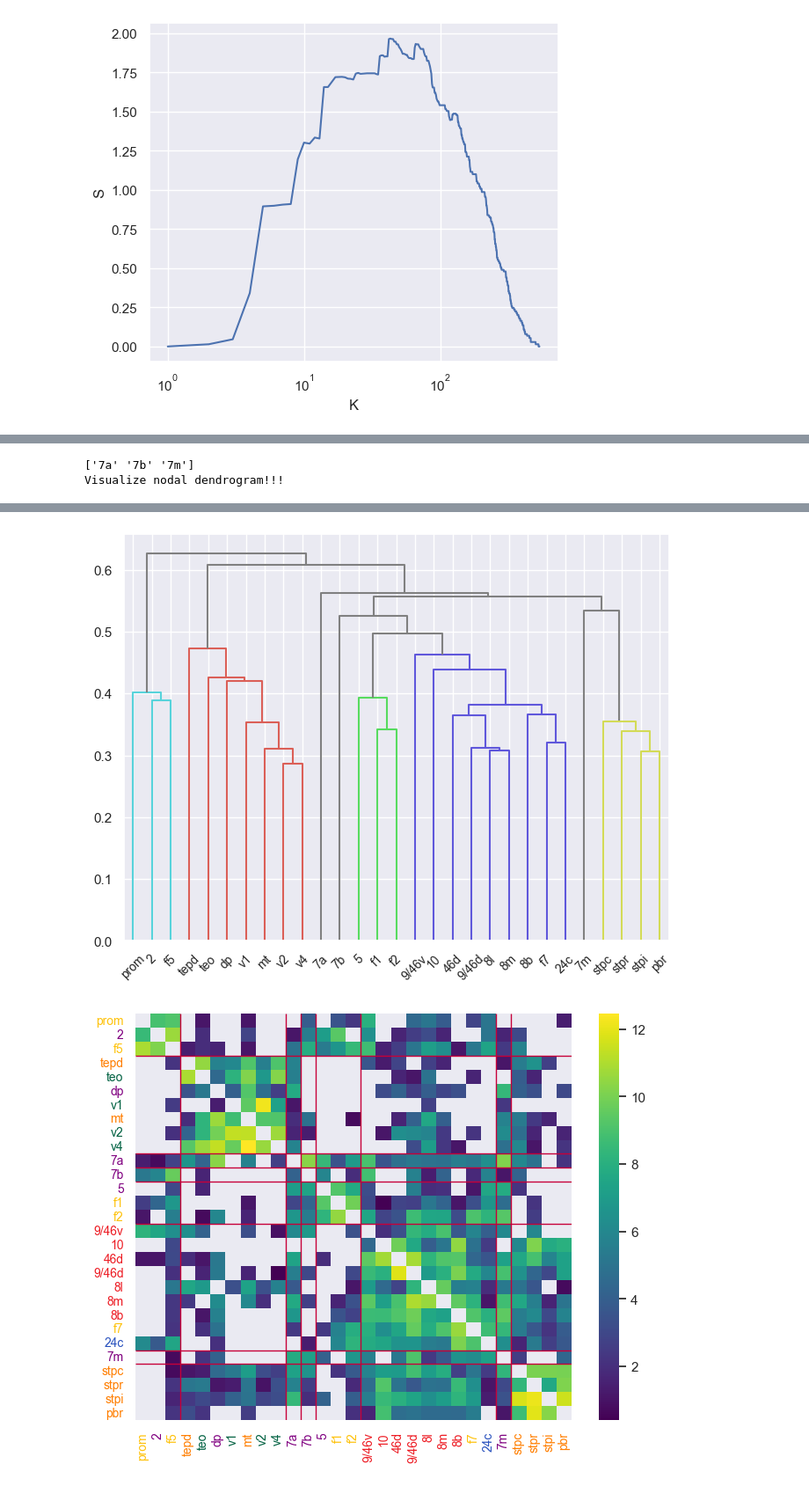
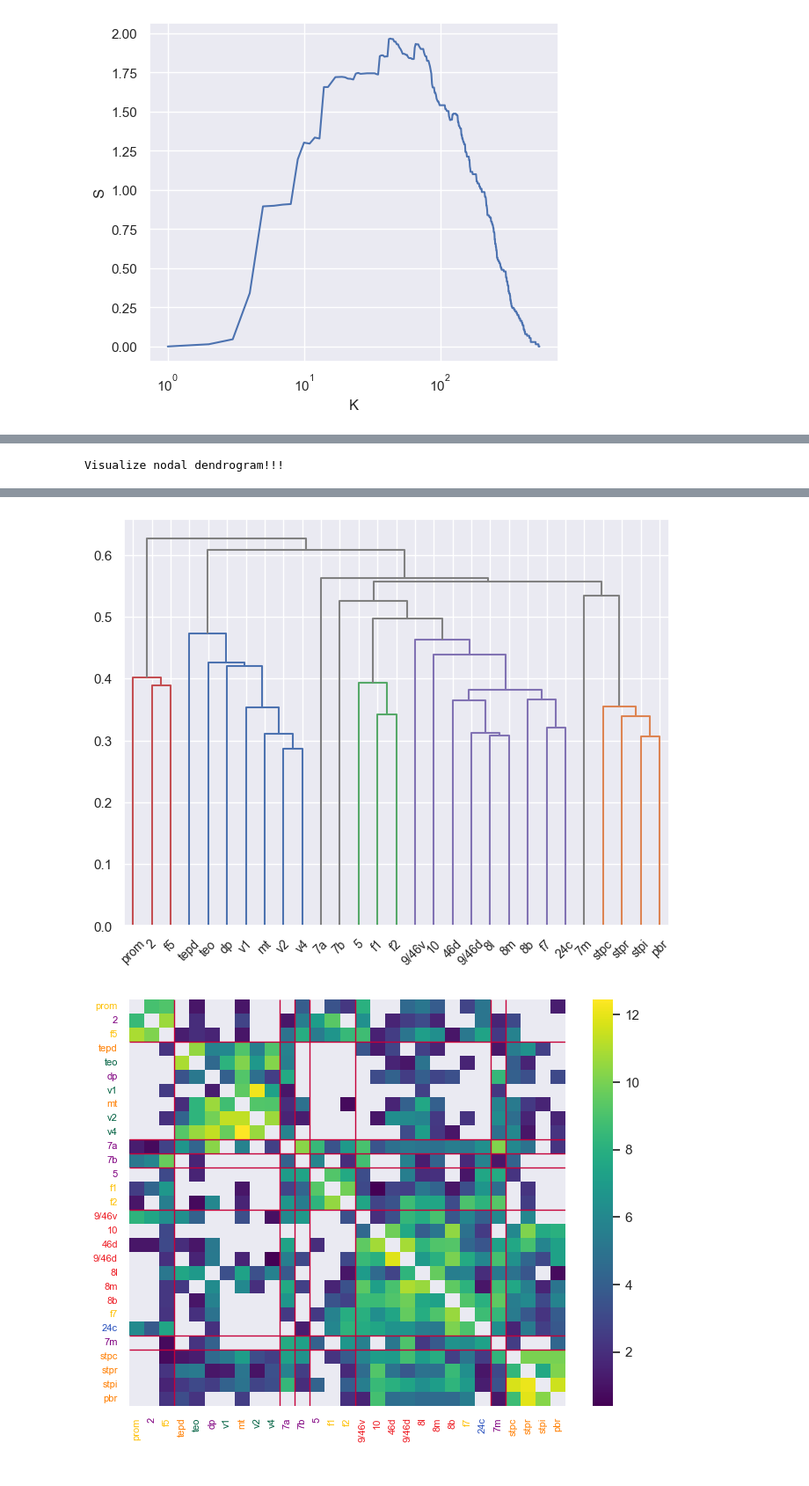
Before and after one commit to mrtnzrm2/ELK, a Jupyter notebook: MAC29_example.ipynb, the cells around one changed output, grey strips where cells are left out. Shown at 88% size. Saved outputs shown, nothing was run; the diff lists cells and outputs as text; code cells hidden in the pictures.

```diff
--- a/MAC29_example.ipynb
+++ b/MAC29_example.ipynb
@@ -115,9 +131,9 @@ plot_h.plot_network_combined(
   k, np.log(1 + NET.C[:NET.nodes, :]), rlabels,
   nocs_covers, nocs_sizes, cmap_name="deep", font_size=10
 )
-plot_h.nodal_dendrogram(r, width=8, height=6) #
-plot_h.heatmap_dendro(r, np.log(1+NET.C[:NET.nodes, :]), font_size=10, width=8, height=6)
-plot_h.lcmap_dendro(r, k, font_size = 10, width=8, height=6)
+plot_h.nodal_dendrogram(r, width=8, height=6, cmap_name="deep") #
+plot_h.heatmap_dendro(r, np.log(1 + NET.C[:NET.nodes, :]), font_size=8, width=8, height=6)
+plot_h.lcmap_dendro(r, k, font_size=8, width=8, height=6)
 # %% [output]
 Find node partition using _S
 Best K: 43
@@ -125,5 +142,4 @@ Best R: 8        Score: _S
-['7a' '7b' '7m']
 Visualize nodal dendrogram!!!
 [figure]
-[figure, old version]
+[figure, new version]
-[figure, old version]
+[figure, new version]
```
Also changed, not shown: parts of 8 cells of this notebook, 10 other files.
